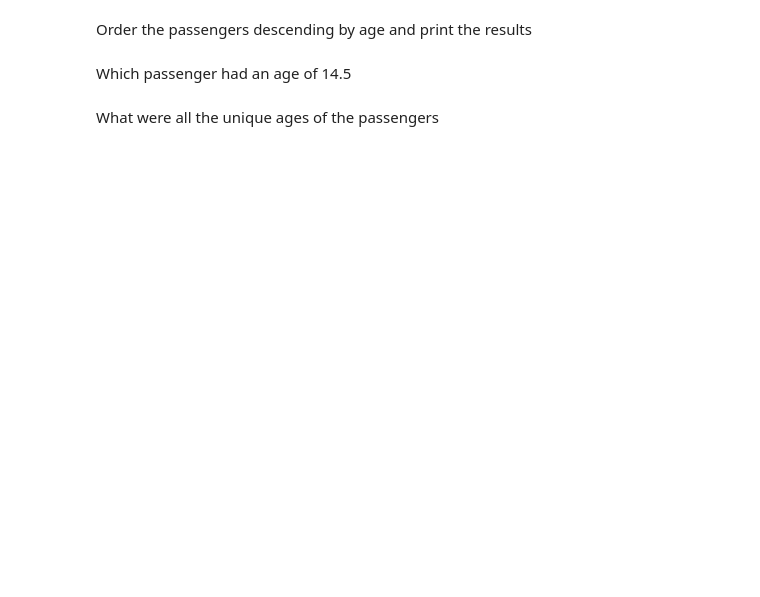
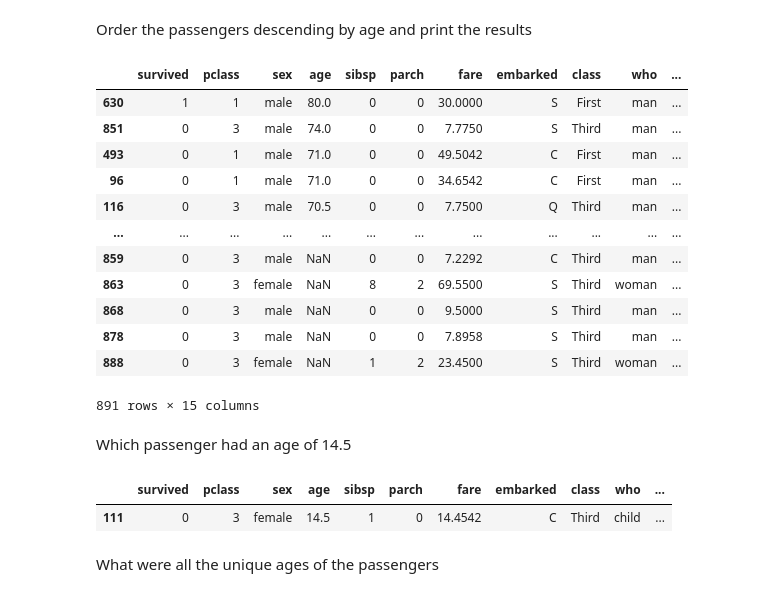
Before and after one commit to JA-Acosta/PandasCourse, a Jupyter notebook: questions.ipynb, the cells around one changed output. Cells and saved outputs as stored; diff of their text form; code cells hidden in the pictures; blank space fills up the shorter version.

```diff
--- a/questions.ipynb
+++ b/questions.ipynb
@@ -11,3 +13,4 @@ Day 2: Start Course and Practice Recreating Conda env
 # %%
 # Gets the titanic dataset from the sns dataset
+titanic = sns.load_dataset('titanic')
 # %%
@@ -37,6 +164,29 @@ What are the ages and sex of passengers 123, 153, and 232
 # %% [markdown]
 Order the passengers descending by age and print the results
+# %%
+titanic.sort_values(by='age', ascending=False)
+# had issues remembering this bit here
+# %% [output]
+|  | survived | pclass | sex | age | sibsp | parch | fare | embarked | class | who | ... |
+| 630 | 1 | 1 | male | 80.0 | 0 | 0 | 30.0000 | S | First | man | ... |
+| 851 | 0 | 3 | male | 74.0 | 0 | 0 | 7.7750 | S | Third | man | ... |
+| 493 | 0 | 1 | male | 71.0 | 0 | 0 | 49.5042 | C | First | man | ... |
+| 96 | 0 | 1 | male | 71.0 | 0 | 0 | 34.6542 | C | First | man | ... |
+| 116 | 0 | 3 | male | 70.5 | 0 | 0 | 7.7500 | Q | Third | man | ... |
+| ... | ... | ... | ... | ... | ... | ... | ... | ... | ... | ... | ... |
+| 859 | 0 | 3 | male | NaN | 0 | 0 | 7.2292 | C | Third | man | ... |
+| 863 | 0 | 3 | female | NaN | 8 | 2 | 69.5500 | S | Third | woman | ... |
+| 868 | 0 | 3 | male | NaN | 0 | 0 | 9.5000 | S | Third | man | ... |
+| 878 | 0 | 3 | male | NaN | 0 | 0 | 7.8958 | S | Third | man | ... |
+| 888 | 0 | 3 | female | NaN | 1 | 2 | 23.4500 | S | Third | woman | ... |
+891 rows × 15 columns
 # %% [markdown]
 Which passenger had an age of 14.5
+# %%
+titanic.loc[titanic.age == 14.5]
+# what was the name of this concept
+# %% [output]
+|  | survived | pclass | sex | age | sibsp | parch | fare | embarked | class | who | ... |
+| 111 | 0 | 3 | female | 14.5 | 1 | 0 | 14.4542 | C | Third | child | ... |
 # %% [markdown]
 What were all the unique ages of the passengers
```
Also changed, not shown: parts of 20 cells of this notebook, 1 other file.
